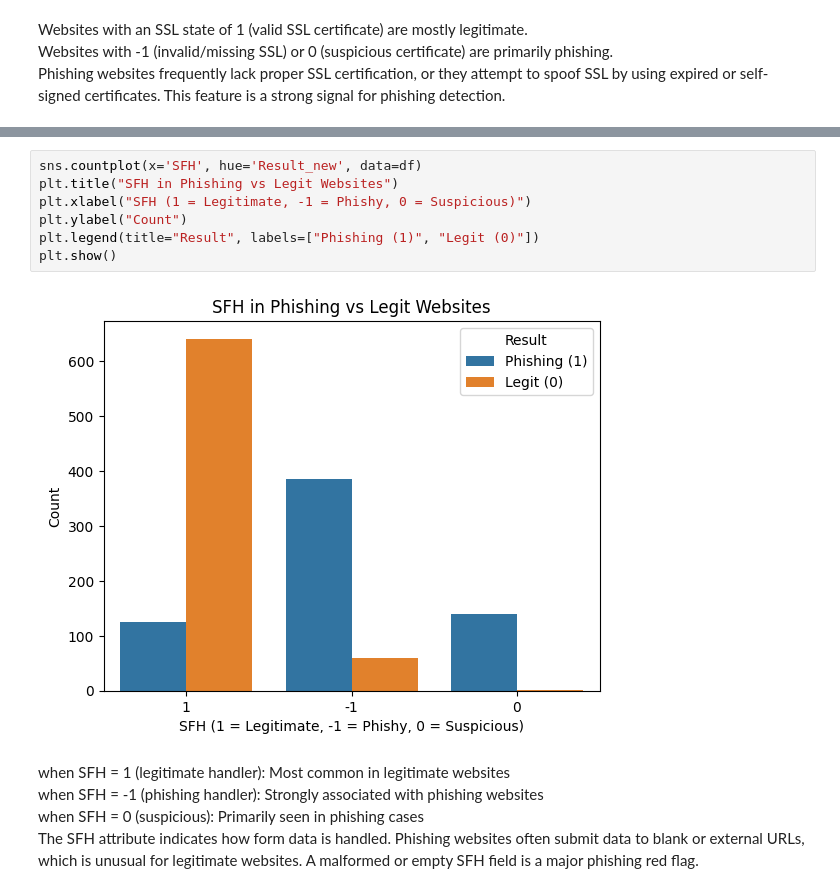
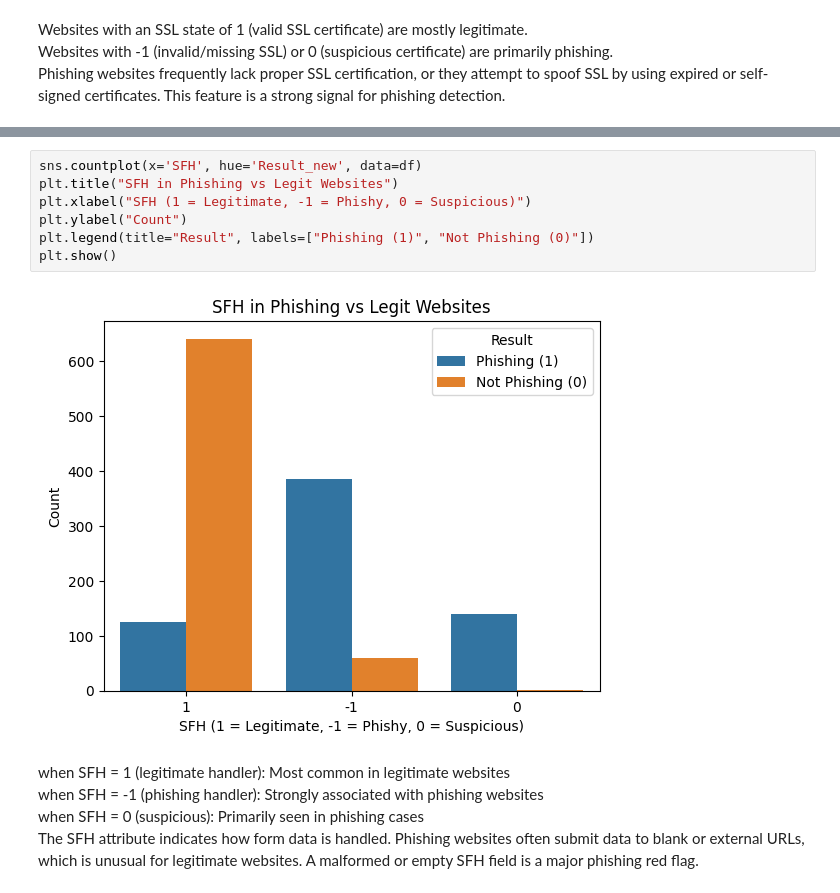
Before and after one commit to Fulankeee/MIE1628-Project-5, a Jupyter notebook: MIE1628_A5.ipynb, the cells around one changed output, grey strips where cells are left out. Drawn from its saved outputs; the diff is of its cells as text.

```diff
--- a/MIE1628_A5.ipynb
+++ b/MIE1628_A5.ipynb
@@ -160,12 +160,12 @@ plt.show()
 # %%
 sns.countplot(x='SFH', hue='Result_new', data=df)
 plt.title("SFH in Phishing vs Legit Websites")
 plt.xlabel("SFH (1 = Legitimate, -1 = Phishy, 0 = Suspicious)")
 plt.ylabel("Count")
-plt.legend(title="Result", labels=["Phishing (1)", "Legit (0)"])
+plt.legend(title="Result", labels=["Phishing (1)", "Not Phishing (0)"])
 plt.show()
 # %% [output]
-[figure, old version]
+[figure, new version]
 # %% [markdown]
 when SFH = 1 (legitimate handler): Most common in legitimate websites
 when SFH = -1 (phishing handler): Strongly associated with phishing websites
```
Also changed, not shown: parts of 4 cells of this notebook.
